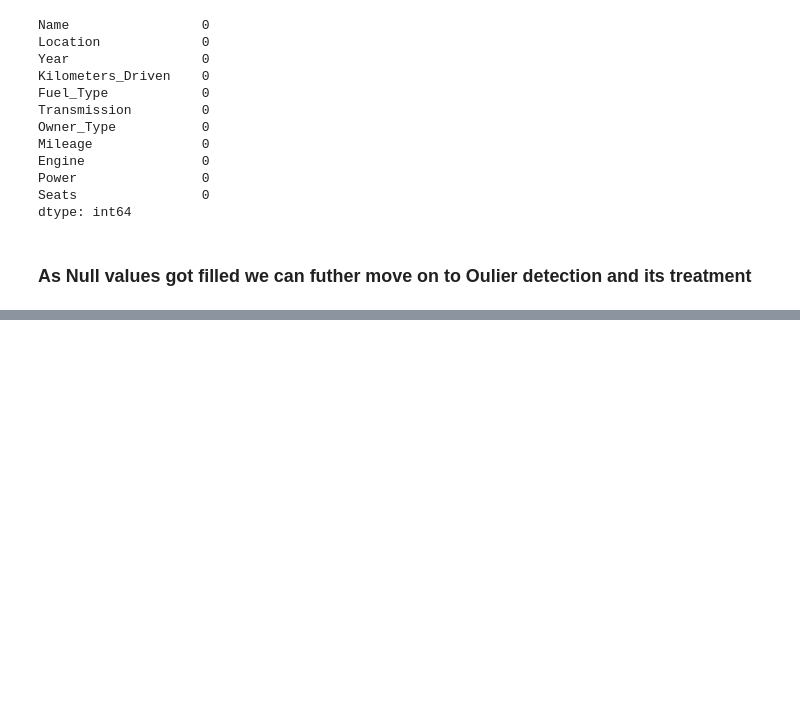
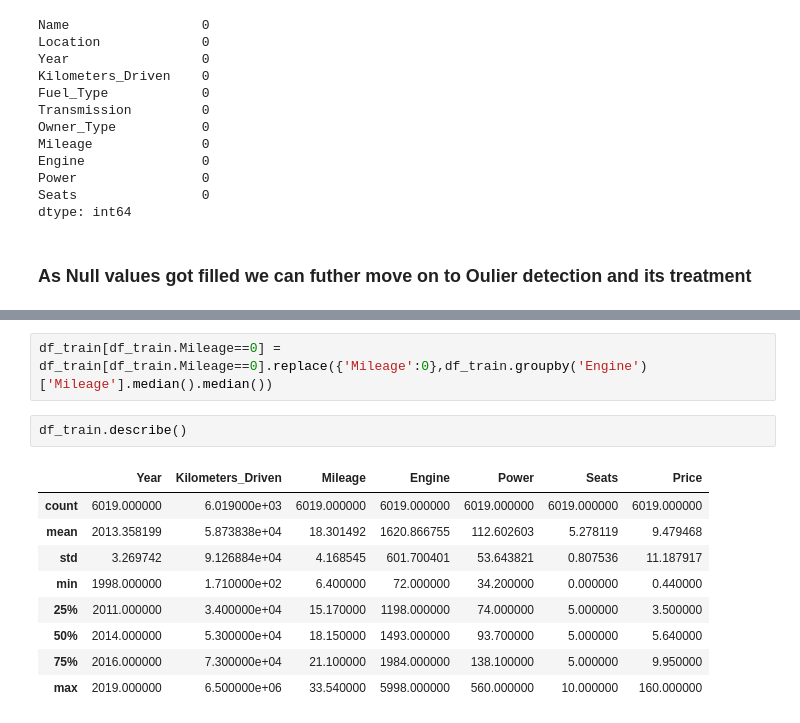
Before and after one commit to Techseeker-404/Project, a Jupyter notebook: car.ipynb, the cells around one changed output, grey strips where cells are left out. Cells and saved outputs as stored; diff of their text form; blank space fills up the shorter version.

```diff
--- a/car.ipynb
+++ b/car.ipynb
@@ -395,0 +425,14 @@ df_train
+# %%
+df_train[df_train.Mileage==0] = df_train[df_train.Mileage==0].replace({'Mileage':0},df_train.groupby('Engine')['Mileage'].median().median())
+# %%
+df_train.describe()
+# %% [output]
+|  | Year | Kilometers_Driven | Mileage | Engine | Power | Seats | Price |
+| count | 6019.000000 | 6.019000e+03 | 6019.000000 | 6019.000000 | 6019.000000 | 6019.000000 | 6019.000000 |
+| mean | 2013.358199 | 5.873838e+04 | 18.301492 | 1620.866755 | 112.602603 | 5.278119 | 9.479468 |
+| std | 3.269742 | 9.126884e+04 | 4.168545 | 601.700401 | 53.643821 | 0.807536 | 11.187917 |
+| min | 1998.000000 | 1.710000e+02 | 6.400000 | 72.000000 | 34.200000 | 0.000000 | 0.440000 |
+| 25% | 2011.000000 | 3.400000e+04 | 15.170000 | 1198.000000 | 74.000000 | 5.000000 | 3.500000 |
+| 50% | 2014.000000 | 5.300000e+04 | 18.150000 | 1493.000000 | 93.700000 | 5.000000 | 5.640000 |
+| 75% | 2016.000000 | 7.300000e+04 | 21.100000 | 1984.000000 | 138.100000 | 5.000000 | 9.950000 |
+| max | 2019.000000 | 6.500000e+06 | 33.540000 | 5998.000000 | 560.000000 | 10.000000 | 160.000000 |
```
Also changed, not shown: parts of 18 cells of this notebook.
